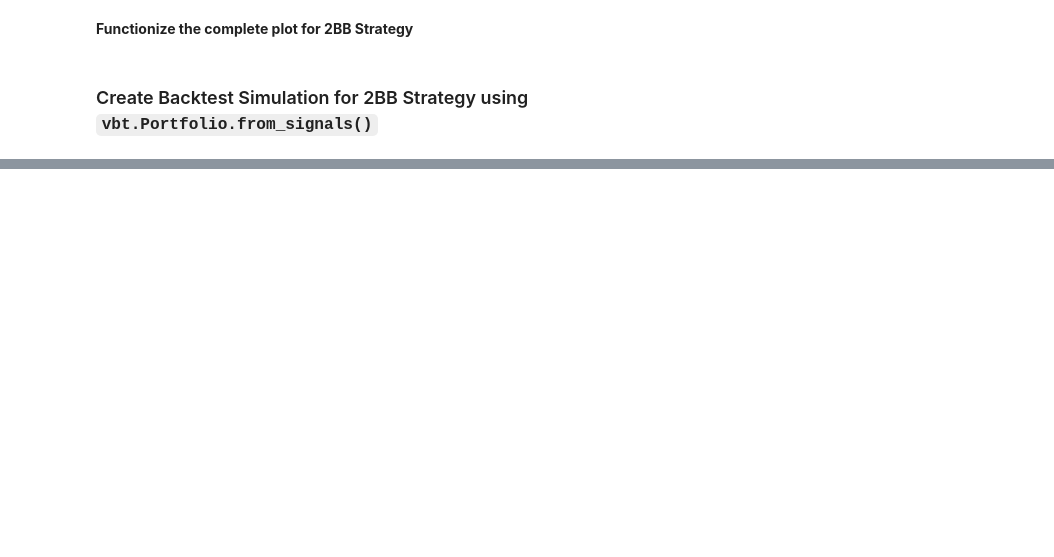
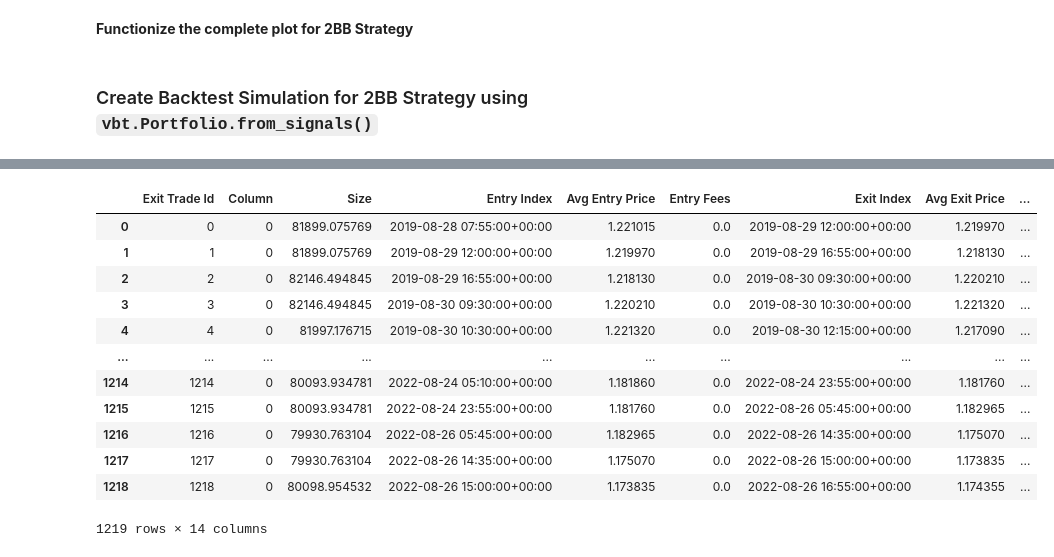
Before and after one commit to webclinic017/vbtpro_tuts_private, a Jupyter notebook: 1. Comprehensive_VectorBT_Basics_with_2BB_Strategy/Comprehensive_VectorBT_Basics.ipynb, the cells around one changed output, grey strips where cells are left out. Saved outputs shown, nothing was run; the diff lists cells and outputs as text; code cells hidden in the pictures; blank space fills up the shorter version.

Commit message:
v1_Final_Notebook
* could not upload the csv file as the file size was over 200MB

```diff
--- a/1. Comprehensive_VectorBT_Basics_with_2BB_Strategy/Comprehensive_VectorBT_Basics.ipynb
+++ b/1. Comprehensive_VectorBT_Basics_with_2BB_Strategy/Comprehensive_VectorBT_Basics.ipynb
@@ -147,15 +253,15 @@ list_resamplers
 # %%
+series_to_resample = [
+    [m30_close,rsi['30T'], bbands_price['30T'].upperband, bbands_price['30T'].middleband, bbands_price['30T'].lowerband, bbands_rsi['30T'].upperband, bbands_rsi['30T'].middleband, bbands_rsi['30T'].lowerband],
+    [h1_close, rsi['1h'], bbands_price['1h'].upperband, bbands_price['1h'].middleband, bbands_price['1h'].lowerband, bbands_rsi['1h'].upperband, bbands_rsi['1h'].middleband, bbands_rsi['1h'].lowerband],
+    [h4_close, rsi['4h'], bbands_price['4h'].upperband, bbands_price['4h'].middleband, bbands_price['4h'].lowerband, bbands_rsi['4h'].upperband, bbands_rsi['4h'].middleband, bbands_rsi['4h'].lowerband]
+    ]
+
 # series_to_resample = [
-#     [m30_close,rsi['30T'], bbands_price['30T'].upperband, bbands_price['30T'].middleband, bbands_price['30T'].lowerband, bbands_rsi['30T'].upperband, bbands_rsi['30T'].middleband, bbands_rsi['30T'].lowerband],
-#     [h1_close, rsi['1h'], bbands_price['1h'].upperband, bbands_price['1h'].middleband, bbands_price['1h'].lowerband, bbands_rsi['1h'].upperband, bbands_rsi['1h'].middleband, bbands_rsi['1h'].lowerband],
-#     [h4_close, rsi['4h'], bbands_price['4h'].upperband, bbands_price['4h'].middleband, bbands_price['4h'].lowerband, bbands_rsi['4h'].upperband, bbands_rsi['4h'].middleband, bbands_rsi['4h'].lowerband]
+#     [m30_close, m30_rsi, m30_bbands.upperband, m30_bbands.middleband, m30_bbands.lowerband, m30_bbands_rsi.upperband, m30_bbands_rsi.middleband, m30_bbands_rsi.lowerband],
+#     [h1_close, h1_rsi, h1_bbands.upperband, h1_bbands.middleband, h1_bbands.lowerband, h1_bbands_rsi.upperband, h1_bbands_rsi.middleband, h1_bbands_rsi.lowerband],
+#     [h4_close, h4_rsi, h4_bbands.upperband, h4_bbands.middleband, h4_bbands.lowerband, h4_bbands_rsi.upperband, h4_bbands_rsi.middleband, h4_bbands_rsi.lowerband]
 #     ]
-
-series_to_resample = [
-    [m30_close, m30_rsi, m30_bbands.upperband, m30_bbands.middleband, m30_bbands.lowerband, m30_bbands_rsi.upperband, m30_bbands_rsi.middleband, m30_bbands_rsi.lowerband],
-    [h1_close, h1_rsi, h1_bbands.upperband, h1_bbands.middleband, h1_bbands.lowerband, h1_bbands_rsi.upperband, h1_bbands_rsi.middleband, h1_bbands_rsi.lowerband],
-    [h4_close, h4_rsi, h4_bbands.upperband, h4_bbands.middleband, h4_bbands.lowerband, h4_bbands_rsi.upperband, h4_bbands_rsi.middleband, h4_bbands_rsi.lowerband]
-    ]
 
 data_keys = [
         ["m30_close", "m30_rsi", "m30_bband_price_upper",  "m30_bband_price_middle", "m30_bband_price_lower",  "m30_bband_rsi_upper",  "m30_bband_rsi_middle", "m30_bband_rsi_lower"],
@@ -170,10 +276,14 @@ data = {"m5_close" : m5_close.ffill(), "m5_rsi" : m5_rsi.ffill(),
         "m5_bband_price_upper" : m5_bbands.upperband.ffill(),  "m5_bband_price_middle" : m5_bbands.middleband.ffill(),  "m5_bband_price_lower" : m5_bbands.lowerband.ffill(),
         "m5_bband_rsi_upper" : m5_bbands_rsi.upperband.ffill(),  "m5_bband_rsi_middle" : m5_bbands_rsi.middleband.ffill(), "m5_bband_rsi_lower" : m5_bbands_rsi.lowerband.ffill()
         }
+# %%
+for lst_series, lst_keys in zip(series_to_resample, data_keys):
+    for key, time_series in zip(lst_keys, lst_series):
+        data[key] = time_series#.ffill()
 # %%
 %%time
 
-for lst_series, lst_keys, resampler in zip(series_to_resample, data_keys, resampler_dict_keys):
-    for key, time_series in zip(lst_keys, lst_series):
-        resampled_time_series = time_series.vbt.resample_closing(list_resamplers[resampler])
-        data[key] = resampled_time_series.ffill()
+# for lst_series, lst_keys, resampler in zip(series_to_resample, data_keys, resampler_dict_keys):
+#     for key, time_series in zip(lst_keys, lst_series):
+#         resampled_time_series = time_series.vbt.resample_closing(list_resamplers[resampler])
+#         data[key] = resampled_time_series.ffill()
@@ -238,8 +481,8 @@ mtf_df.head()
 long_entries = mtf_df.signal == 1.0
 long_exits = mtf_df.signal == -1.0
 
-short_entries = long_exits
-short_exits = long_entries
+mtf_df['short_entries'] = short_entries = long_exits
+mtf_df['short_exits'] = short_exits = long_entries
 # %% [markdown]
 **Resample `entries` and `exits` from `5m` to `H4`**
 # %%
@@ -480,0 +794,16 @@ pf_2_bb_custom.trades.records_readable.PnL.cumsum().plot()
+# %%
+pf_2_bb_custom.trades.records_readable
+# %% [output]
+|  | Exit Trade Id | Column | Size | Entry Index | Avg Entry Price | Entry Fees | Exit Index | Avg Exit Price | ... |
+| 0 | 0 | 0 | 81899.075769 | 2019-08-28 07:55:00+00:00 | 1.221015 | 0.0 | 2019-08-29 12:00:00+00:00 | 1.219970 | ... |
+| 1 | 1 | 0 | 81899.075769 | 2019-08-29 12:00:00+00:00 | 1.219970 | 0.0 | 2019-08-29 16:55:00+00:00 | 1.218130 | ... |
+| 2 | 2 | 0 | 82146.494845 | 2019-08-29 16:55:00+00:00 | 1.218130 | 0.0 | 2019-08-30 09:30:00+00:00 | 1.220210 | ... |
+| 3 | 3 | 0 | 82146.494845 | 2019-08-30 09:30:00+00:00 | 1.220210 | 0.0 | 2019-08-30 10:30:00+00:00 | 1.221320 | ... |
+| 4 | 4 | 0 | 81997.176715 | 2019-08-30 10:30:00+00:00 | 1.221320 | 0.0 | 2019-08-30 12:15:00+00:00 | 1.217090 | ... |
+| ... | ... | ... | ... | ... | ... | ... | ... | ... | ... |
+| 1214 | 1214 | 0 | 80093.934781 | 2022-08-24 05:10:00+00:00 | 1.181860 | 0.0 | 2022-08-24 23:55:00+00:00 | 1.181760 | ... |
+| 1215 | 1215 | 0 | 80093.934781 | 2022-08-24 23:55:00+00:00 | 1.181760 | 0.0 | 2022-08-26 05:45:00+00:00 | 1.182965 | ... |
+| 1216 | 1216 | 0 | 79930.763104 | 2022-08-26 05:45:00+00:00 | 1.182965 | 0.0 | 2022-08-26 14:35:00+00:00 | 1.175070 | ... |
+| 1217 | 1217 | 0 | 79930.763104 | 2022-08-26 14:35:00+00:00 | 1.175070 | 0.0 | 2022-08-26 15:00:00+00:00 | 1.173835 | ... |
+| 1218 | 1218 | 0 | 80098.954532 | 2022-08-26 15:00:00+00:00 | 1.173835 | 0.0 | 2022-08-26 16:55:00+00:00 | 1.174355 | ... |
+1219 rows × 14 columns
```
Also changed, not shown: parts of 49 cells of this notebook, 1 other file.
